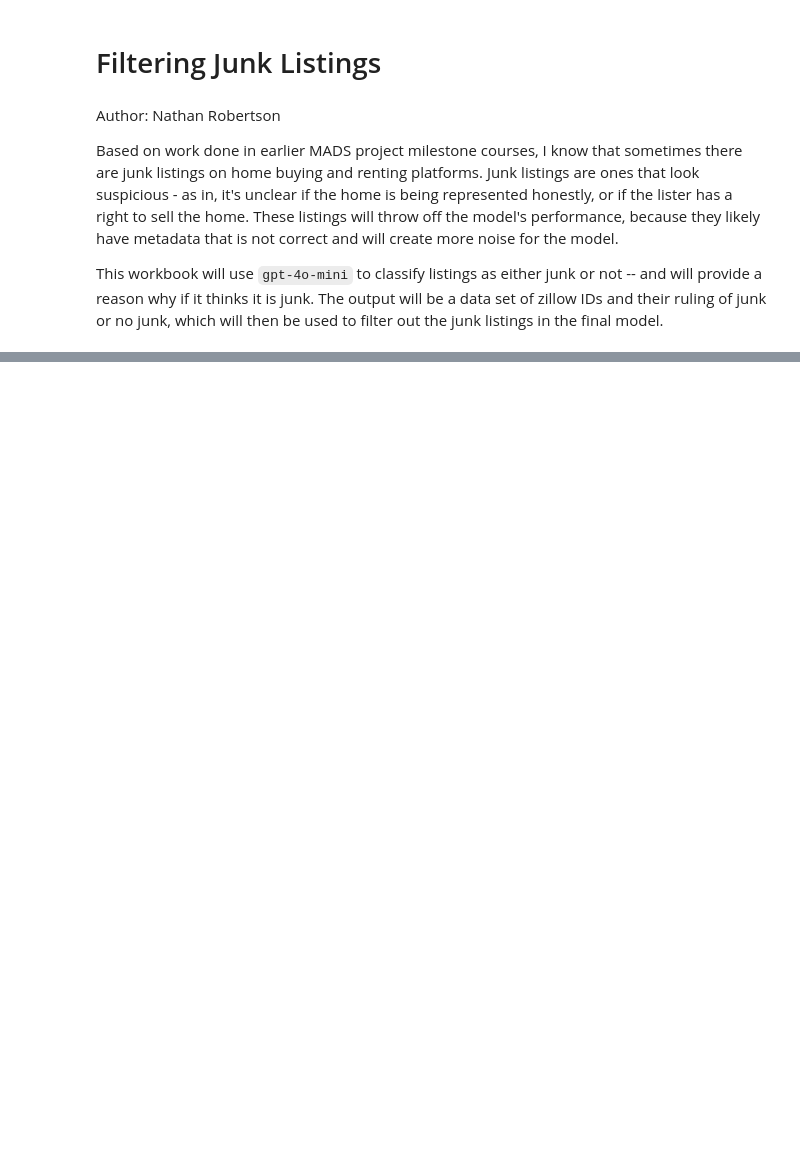
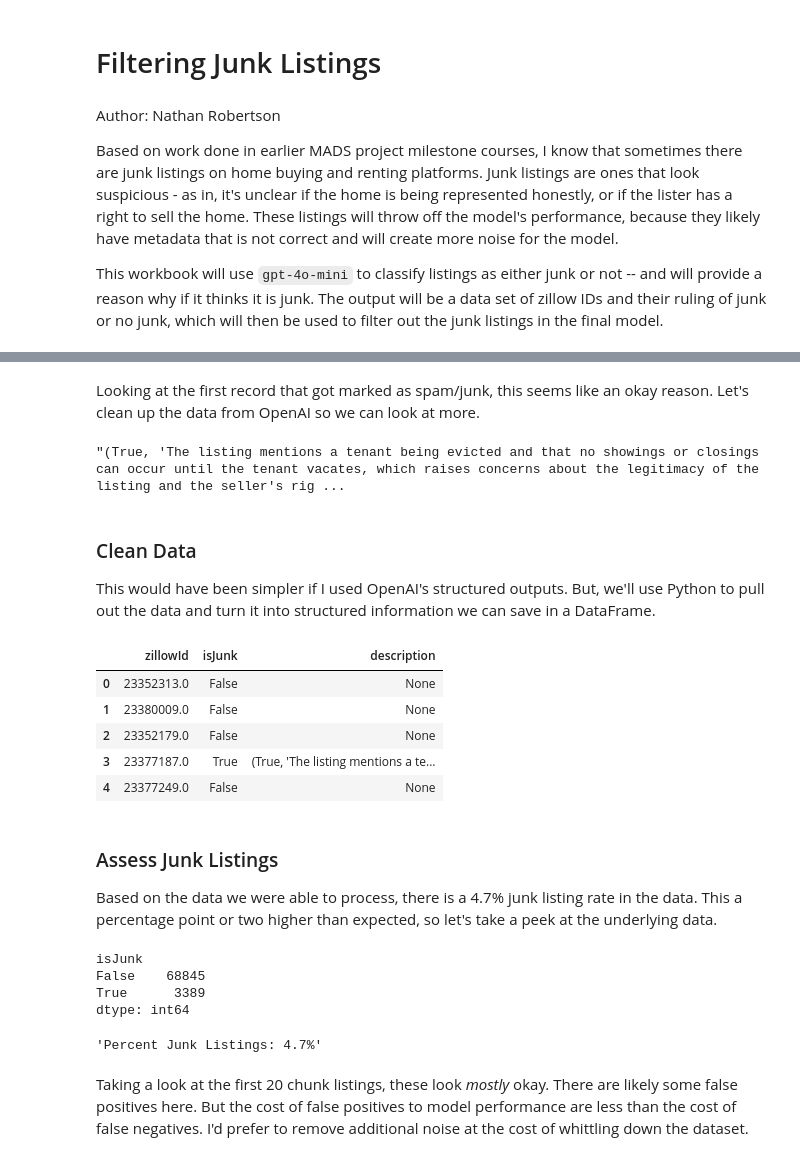
Before and after one commit to n-c-robertson/MADS-capstone, a Jupyter notebook: 4_Filtering Junk Listings.ipynb, the cells around one changed output, grey strips where cells are left out. Cells and saved outputs as stored; diff of their text form; code cells hidden in the pictures; blank space fills up the shorter version.

```diff
--- a/4_Filtering Junk Listings.ipynb
+++ b/4_Filtering Junk Listings.ipynb
@@ -90,0 +160,10 @@ for i, row in tqdm(df.iterrows(), total=len(df), desc="Checking for spam/junk li
+# %% [markdown]
+Looking at the first record that got marked as spam/junk, this seems like an okay reason. Let's clean up the data from OpenAI so we can look at more.
+# %%
+isJunkListingResults[3]
+# %% [output]
+"(True, 'The listing mentions a tenant being evicted and that no showings or closings can occur until the tenant vacates, which raises concerns about the legitimacy of the listing and the seller's rig ...
+# %% [markdown]
+### Clean Data
+
+This would have been simpler if I used OpenAI's structured outputs. But, we'll use Python to pull out the data and turn it into structured information we can save in a DataFrame.
@@ -90,0 +219,26 @@ for i, row in tqdm(df.iterrows(), total=len(df), desc="Checking for spam/junk li
+# %%
+junk_df.head()
+# %% [output]
+|  | zillowId | isJunk | description |
+| 0 | 23352313.0 | False | None |
+| 1 | 23380009.0 | False | None |
+| 2 | 23352179.0 | False | None |
+| 3 | 23377187.0 | True | (True, 'The listing mentions a te... |
+| 4 | 23377249.0 | False | None |
+# %% [markdown]
+### Assess Junk Listings
+
+Based on the data we were able to process, there is a 4.7% junk listing rate in the data. This a percentage point or two higher than expected, so let's take a peek at the underlying data.
+# %%
+junk_df.groupby('isJunk').size()
+# %% [output]
+isJunk
+False    68845
+True      3389
+dtype: int64
+# %%
+'Percent Junk Listings: ' + str(round(3389/(3389+68473)*100,1))+'%'
+# %% [output]
+'Percent Junk Listings: 4.7%'
+# %% [markdown]
+Taking a look at the first 20 chunk listings, these look _mostly_ okay. There are likely some false positives here. But the cost of false positives to model performance are less than the cost of false negatives. I'd prefer to remove additional noise at the cost of whittling down the dataset.
```
Also changed, not shown: parts of 12 cells of this notebook.
